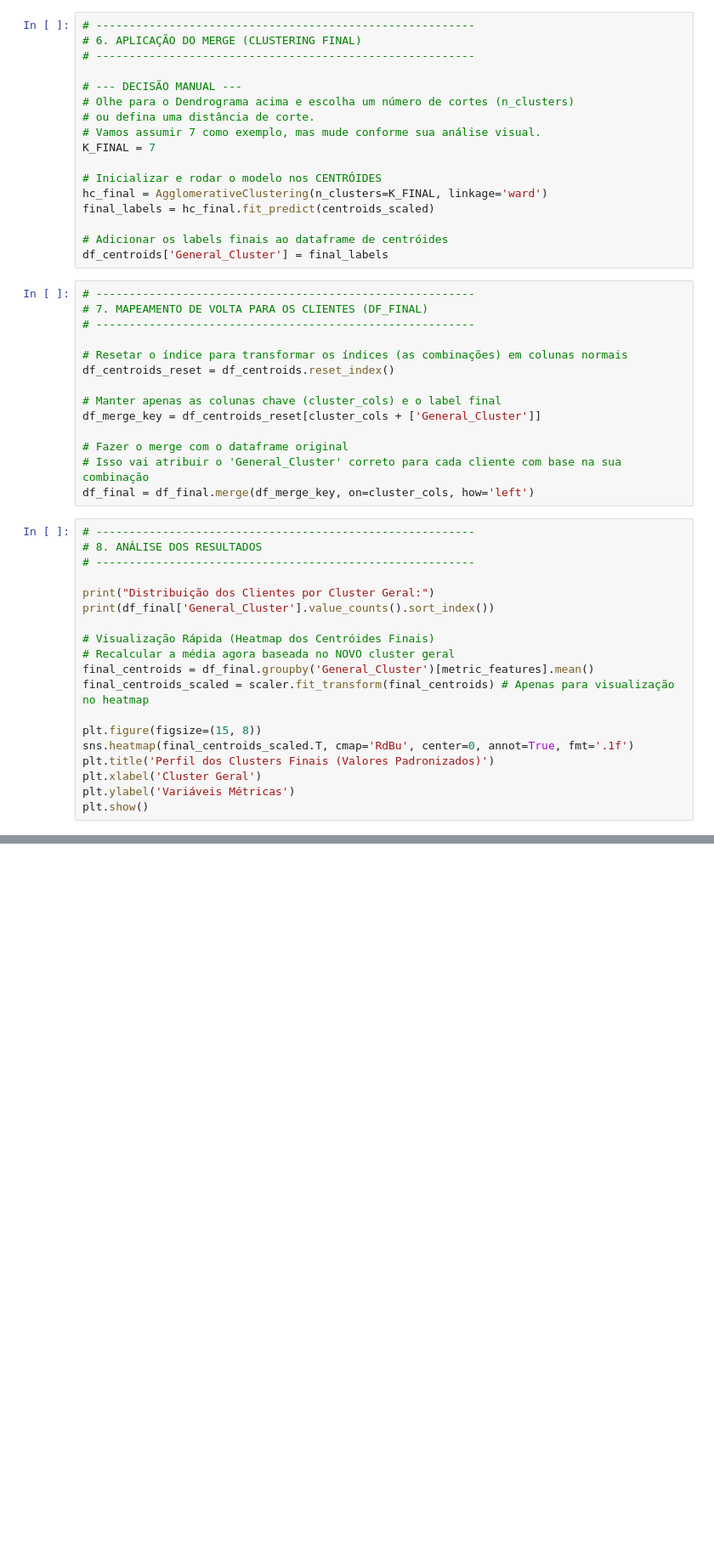
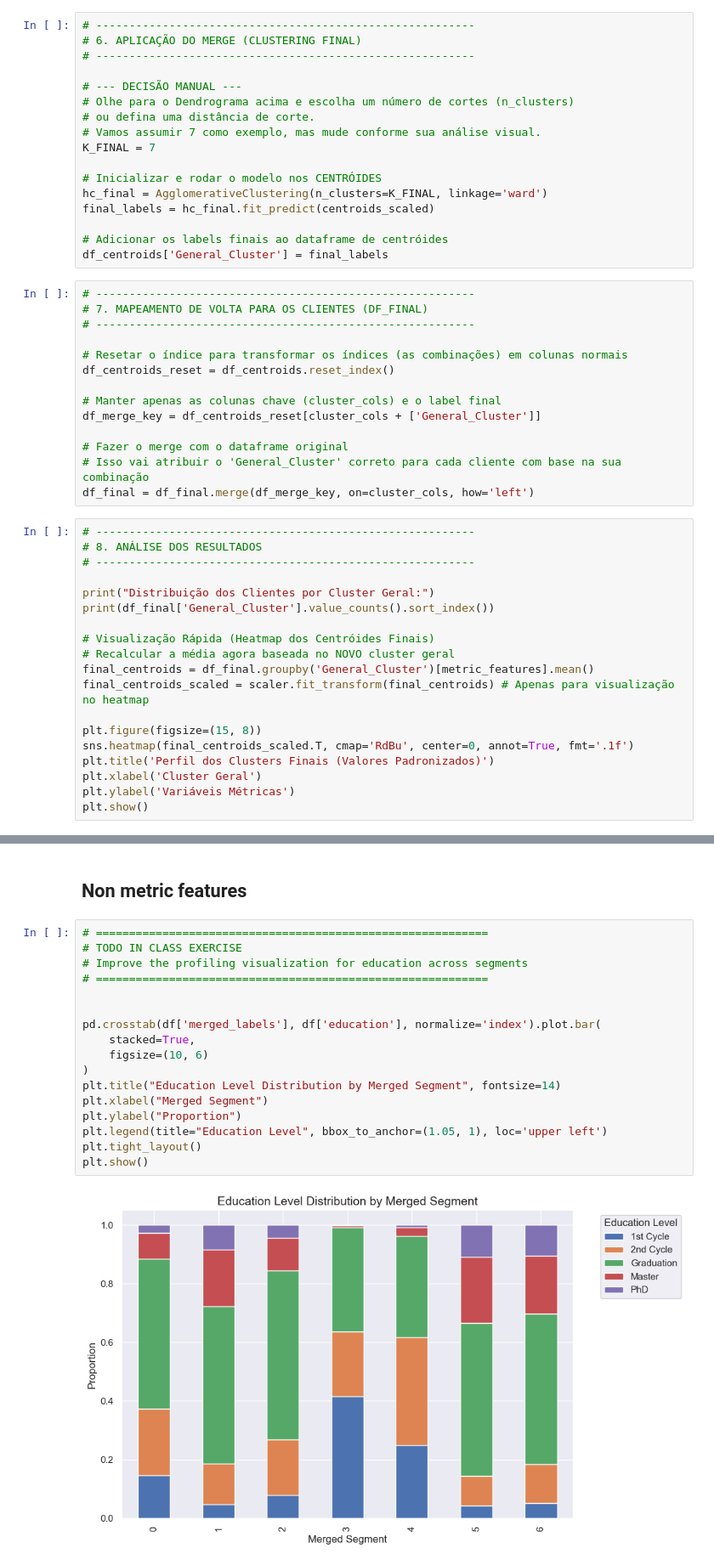
Before and after one commit to andrerangelferreira/DataMiningProject_AIAI_Group51, a Jupyter notebook: notebooks/Cluster_Merged.ipynb, the cells around one changed output, grey strips where cells are left out. Shown at 85% size. Cells and saved outputs as stored; diff of their text form; blank space fills up the shorter version.

```diff
--- a/notebooks/Cluster_Merged.ipynb
+++ b/notebooks/Cluster_Merged.ipynb
@@ -113,0 +384,21 @@ plt.show()
+# %% [markdown]
+## Non metric features
+# %%
+# ===========================================================
+# TODO IN CLASS EXERCISE
+# Improve the profiling visualization for education across segments
+# ===========================================================
+
+
+pd.crosstab(df['merged_labels'], df['education'], normalize='index').plot.bar(
+    stacked=True,
+    figsize=(10, 6)
+)
+plt.title("Education Level Distribution by Merged Segment", fontsize=14)
+plt.xlabel("Merged Segment")
+plt.ylabel("Proportion")
+plt.legend(title="Education Level", bbox_to_anchor=(1.05, 1), loc='upper left')
+plt.tight_layout()
+plt.show()
+# %% [output]
+[figure, added]
```
Also changed, not shown: parts of 30 cells of this notebook.
